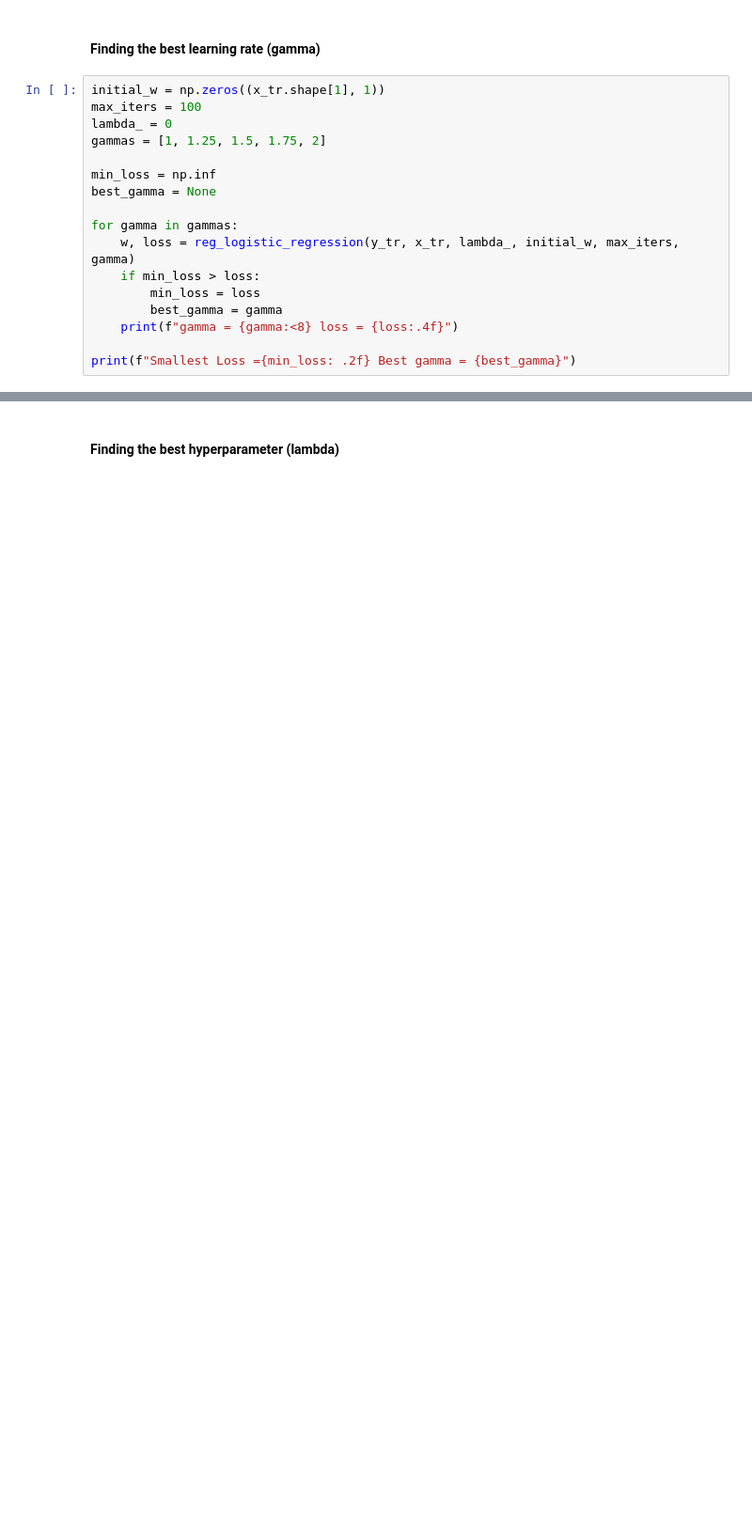
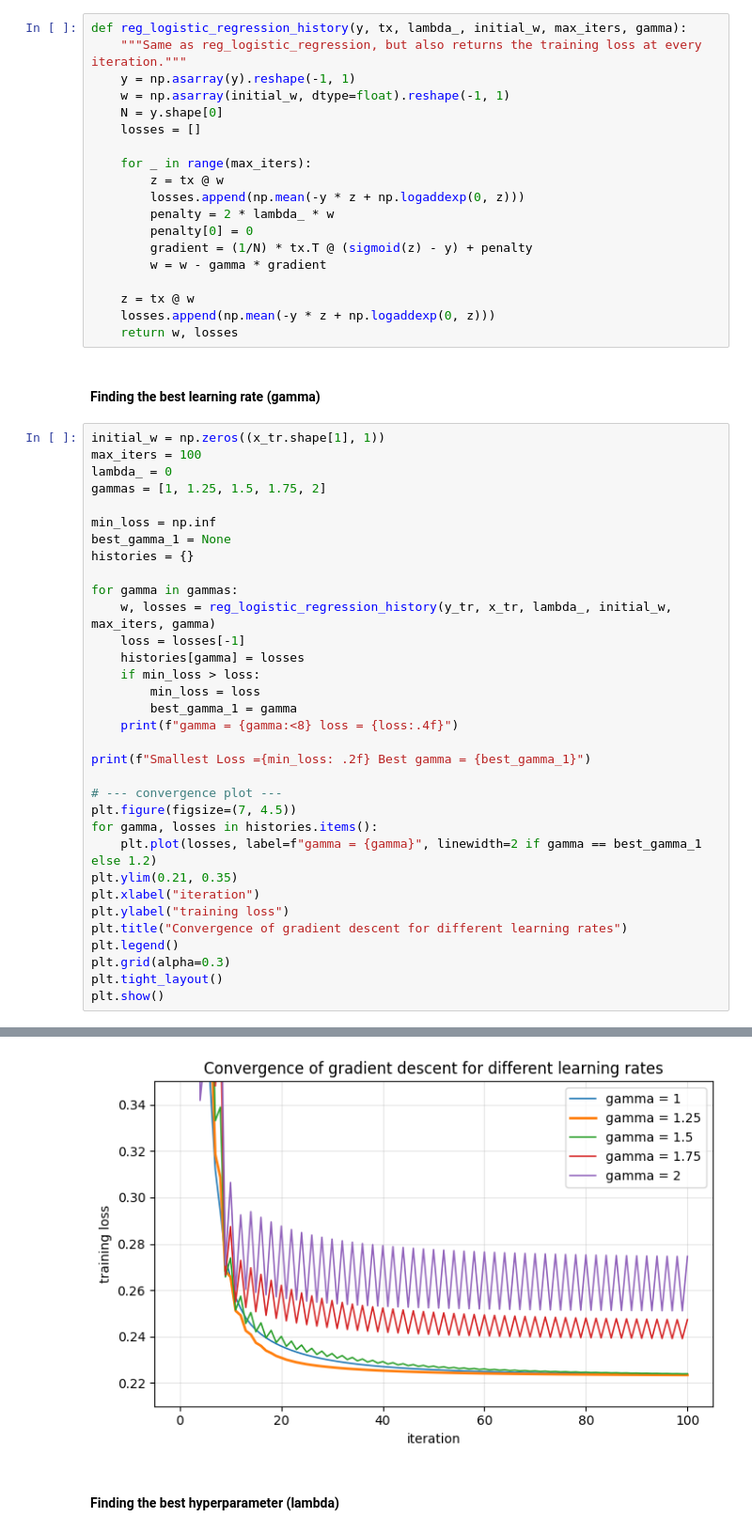
Before and after one commit to suzanne-cc/machine_learning_CS_433_project_1, a Jupyter notebook: project_1.ipynb, the cells around one changed output, grey strips where cells are left out. Shown at 94% size. Saved outputs shown, nothing was run; the diff lists cells and outputs as text; blank space fills up the shorter version.

Commit message:
visualization

```diff
--- a/project_1.ipynb
+++ b/project_1.ipynb
@@ -149,32 +149,68 @@ Percentage of Patients with MICHD in the training set: 8.83 %
 # %%
 y_tr = y_tr.reshape(-1, 1)
 y_te = y_te.reshape(-1, 1)
+# %%
+def reg_logistic_regression_history(y, tx, lambda_, initial_w, max_iters, gamma):
+    """Same as reg_logistic_regression, but also returns the training loss at every iteration."""
+    y = np.asarray(y).reshape(-1, 1)
+    w = np.asarray(initial_w, dtype=float).reshape(-1, 1)
+    N = y.shape[0]
+    losses = []
+
+    for _ in range(max_iters):
+        z = tx @ w
+        losses.append(np.mean(-y * z + np.logaddexp(0, z)))
+        penalty = 2 * lambda_ * w
+        penalty[0] = 0
+        gradient = (1/N) * tx.T @ (sigmoid(z) - y) + penalty
+        w = w - gamma * gradient
+
+    z = tx @ w
+    losses.append(np.mean(-y * z + np.logaddexp(0, z)))
+    return w, losses
 # %% [markdown]
 #### Finding the best learning rate (gamma)
 # %%
 initial_w = np.zeros((x_tr.shape[1], 1))
 max_iters = 100
 lambda_ = 0
 gammas = [1, 1.25, 1.5, 1.75, 2]
 
 min_loss = np.inf
-best_gamma = None
+best_gamma_1 = None
+histories = {}
 
 for gamma in gammas:
-    w, loss = reg_logistic_regression(y_tr, x_tr, lambda_, initial_w, max_iters, gamma)
+    w, losses = reg_logistic_regression_history(y_tr, x_tr, lambda_, initial_w, max_iters, gamma)
+    loss = losses[-1]
+    histories[gamma] = losses
     if min_loss > loss:
         min_loss = loss
-        best_gamma = gamma
+        best_gamma_1 = gamma
     print(f"gamma = {gamma:<8} loss = {loss:.4f}")
 
-print(f"Smallest Loss ={min_loss: .2f} Best gamma = {best_gamma}")
+print(f"Smallest Loss ={min_loss: .2f} Best gamma = {best_gamma_1}")
+
+# --- convergence plot ---
+plt.figure(figsize=(7, 4.5))
+for gamma, losses in histories.items():
+    plt.plot(losses, label=f"gamma = {gamma}", linewidth=2 if gamma == best_gamma_1 else 1.2)
+plt.ylim(0.21, 0.35)
+plt.xlabel("iteration")
+plt.ylabel("training loss")
+plt.title("Convergence of gradient descent for different learning rates")
+plt.legend()
+plt.grid(alpha=0.3)
+plt.tight_layout()
+plt.show()
 # %% [output]
 gamma = 1        loss = 0.2237
 gamma = 1.25     loss = 0.2234
 gamma = 1.5      loss = 0.2240
 gamma = 1.75     loss = 0.2473
 gamma = 2        loss = 0.2746
 Smallest Loss = 0.22 Best gamma = 1.25
+[figure, added]
 # %% [markdown]
 #### Finding the best hyperparameter (lambda)
 # %%
```
Also changed, not shown: parts of 9 cells of this notebook, 1 other file.
